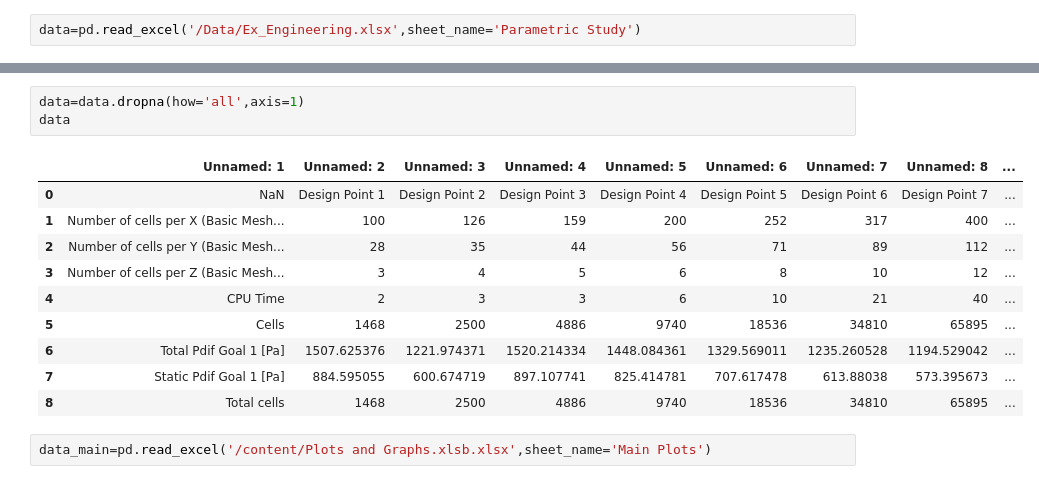
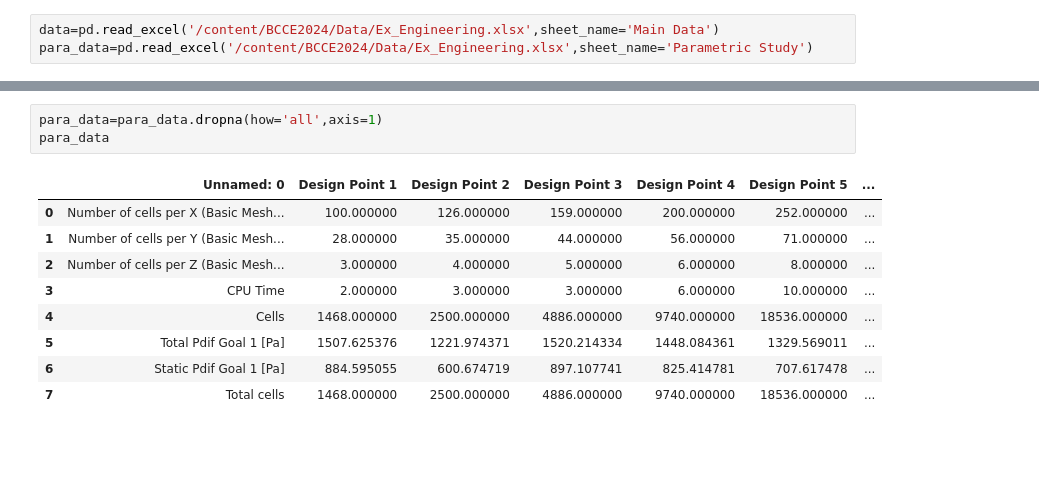
Before and after one commit to pmpatel-udallas/BCCE2024, a Jupyter notebook: Engineering Example.ipynb, the cells around one changed output, grey strips where cells are left out. Cells and saved outputs as stored; diff of their text form; blank space fills up the shorter version.

```diff
--- a/Engineering Example.ipynb
+++ b/Engineering Example.ipynb
@@ -6,2 +25,3 @@ import matplotlib.pyplot as plt
 # %%
-data=pd.read_excel('/Data/Ex_Engineering.xlsx',sheet_name='Parametric Study')
+data=pd.read_excel('/content/BCCE2024/Data/Ex_Engineering.xlsx',sheet_name='Main Data')
+para_data=pd.read_excel('/content/BCCE2024/Data/Ex_Engineering.xlsx',sheet_name='Parametric Study')
@@ -8,16 +80,13 @@ data=pd.read_excel('/Data/Ex_Engineering.xlsx',sheet_name='Parametric Study')
 # %%
-data=data.dropna(how='all',axis=1)
-data
+para_data=para_data.dropna(how='all',axis=1)
+para_data
 # %% [output]
-|  | Unnamed: 1 | Unnamed: 2 | Unnamed: 3 | Unnamed: 4 | Unnamed: 5 | Unnamed: 6 | Unnamed: 7 | Unnamed: 8 | ... |
-| 0 | NaN | Design Point 1 | Design Point 2 | Design Point 3 | Design Point 4 | Design Point 5 | Design Point 6 | Design Point 7 | ... |
-| 1 | Number of cells per X (Basic Mesh... | 100 | 126 | 159 | 200 | 252 | 317 | 400 | ... |
-| 2 | Number of cells per Y (Basic Mesh... | 28 | 35 | 44 | 56 | 71 | 89 | 112 | ... |
-| 3 | Number of cells per Z (Basic Mesh... | 3 | 4 | 5 | 6 | 8 | 10 | 12 | ... |
-| 4 | CPU Time | 2 | 3 | 3 | 6 | 10 | 21 | 40 | ... |
-| 5 | Cells | 1468 | 2500 | 4886 | 9740 | 18536 | 34810 | 65895 | ... |
-| 6 | Total Pdif Goal 1 [Pa] | 1507.625376 | 1221.974371 | 1520.214334 | 1448.084361 | 1329.569011 | 1235.260528 | 1194.529042 | ... |
-| 7 | Static Pdif Goal 1 [Pa] | 884.595055 | 600.674719 | 897.107741 | 825.414781 | 707.617478 | 613.88038 | 573.395673 | ... |
-| 8 | Total cells | 1468 | 2500 | 4886 | 9740 | 18536 | 34810 | 65895 | ... |
+|  | Unnamed: 0 | Design Point 1 | Design Point 2 | Design Point 3 | Design Point 4 | Design Point 5 | ... |
+| 0 | Number of cells per X (Basic Mesh... | 100.000000 | 126.000000 | 159.000000 | 200.000000 | 252.000000 | ... |
+| 1 | Number of cells per Y (Basic Mesh... | 28.000000 | 35.000000 | 44.000000 | 56.000000 | 71.000000 | ... |
+| 2 | Number of cells per Z (Basic Mesh... | 3.000000 | 4.000000 | 5.000000 | 6.000000 | 8.000000 | ... |
+| 3 | CPU Time | 2.000000 | 3.000000 | 3.000000 | 6.000000 | 10.000000 | ... |
+| 4 | Cells | 1468.000000 | 2500.000000 | 4886.000000 | 9740.000000 | 18536.000000 | ... |
+| 5 | Total Pdif Goal 1 [Pa] | 1507.625376 | 1221.974371 | 1520.214334 | 1448.084361 | 1329.569011 | ... |
+| 6 | Static Pdif Goal 1 [Pa] | 884.595055 | 600.674719 | 897.107741 | 825.414781 | 707.617478 | ... |
+| 7 | Total cells | 1468.000000 | 2500.000000 | 4886.000000 | 9740.000000 | 18536.000000 | ... |
-# %%
-data_main=pd.read_excel('/content/Plots and Graphs.xlsb.xlsx',sheet_name='Main Plots')
```
Also changed, not shown: parts of 13 cells of this notebook.
